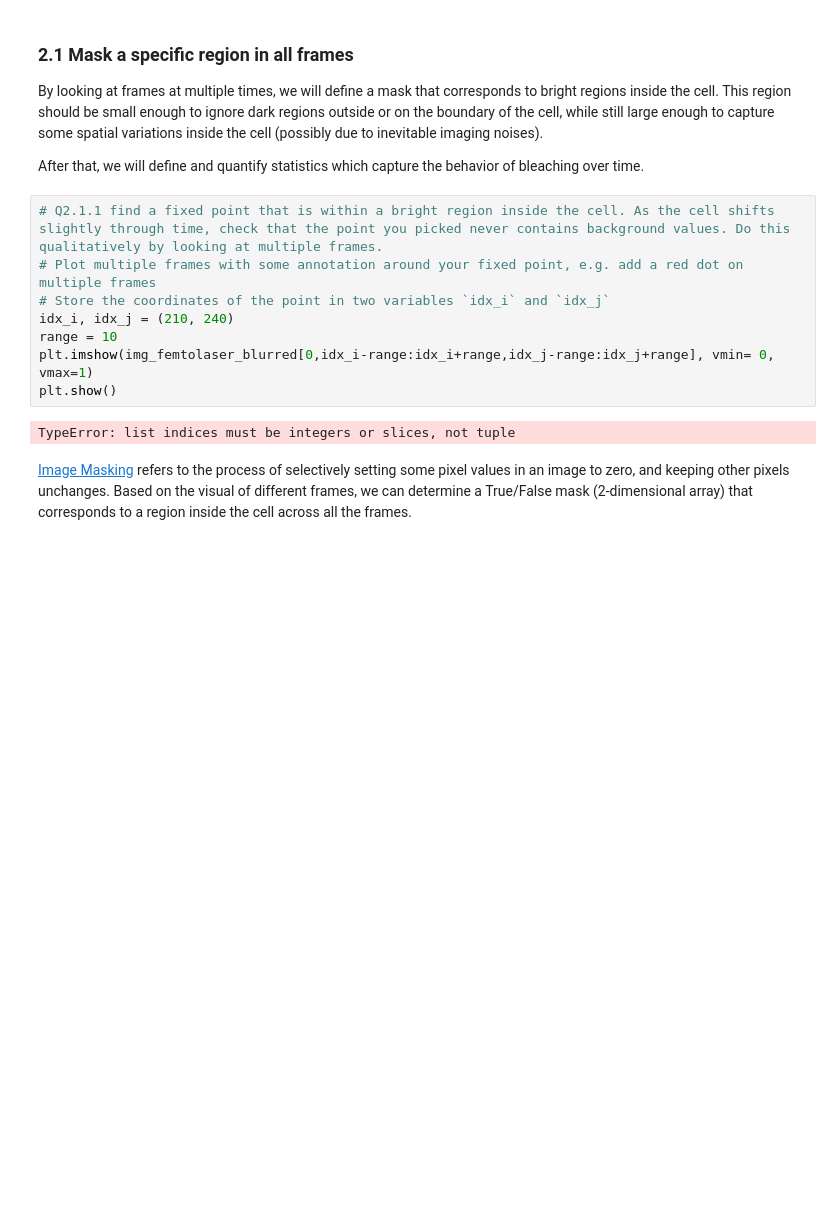
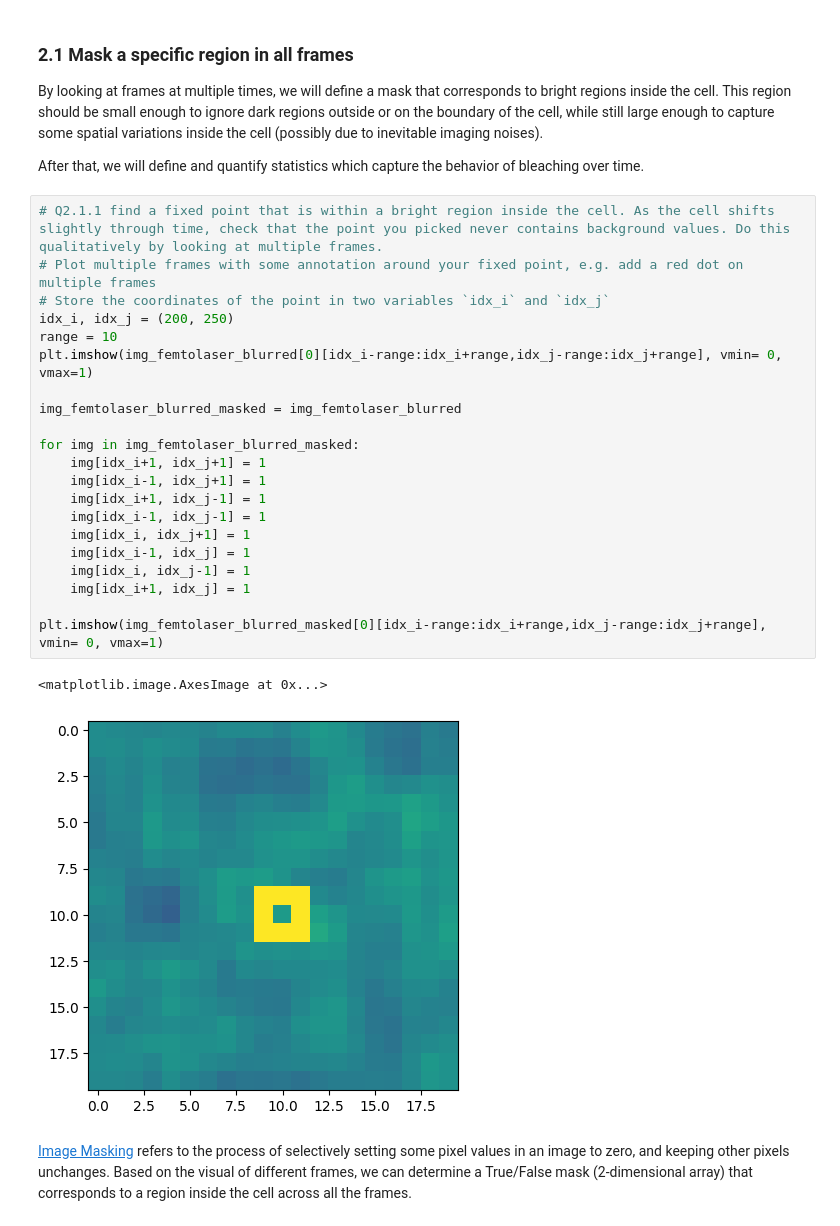
Before and after one commit to Marlon-Jost/PHYS5318_Experiemnt_2, a Jupyter notebook: PHYS5318_Lab2_femtosecond-2.ipynb, the cells around one changed output. Drawn from its saved outputs; the diff is of its cells as text; blank space fills up the shorter version.

```diff
--- a/PHYS5318_Lab2_femtosecond-2.ipynb
+++ b/PHYS5318_Lab2_femtosecond-2.ipynb
@@ -144,13 +144,27 @@ After that, we will define and quantify statistics which capture the behavior of
 # %%
 # Q2.1.1 find a fixed point that is within a bright region inside the cell. As the cell shifts slightly through time, check that the point you picked never contains background values. Do this qualitatively by looking at multiple frames.
 # Plot multiple frames with some annotation around your fixed point, e.g. add a red dot on multiple frames
 # Store the coordinates of the point in two variables `idx_i` and `idx_j`
-idx_i, idx_j = (210, 240)
+idx_i, idx_j = (200, 250)
 range = 10
-plt.imshow(img_femtolaser_blurred[0,idx_i-range:idx_i+range,idx_j-range:idx_j+range], vmin= 0, vmax=1)
-plt.show()
+plt.imshow(img_femtolaser_blurred[0][idx_i-range:idx_i+range,idx_j-range:idx_j+range], vmin= 0, vmax=1)
+
+img_femtolaser_blurred_masked = img_femtolaser_blurred
+
+for img in img_femtolaser_blurred_masked:
+    img[idx_i+1, idx_j+1] = 1
+    img[idx_i-1, idx_j+1] = 1
+    img[idx_i+1, idx_j-1] = 1
+    img[idx_i-1, idx_j-1] = 1
+    img[idx_i, idx_j+1] = 1
+    img[idx_i-1, idx_j] = 1
+    img[idx_i, idx_j-1] = 1
+    img[idx_i+1, idx_j] = 1
+
+plt.imshow(img_femtolaser_blurred_masked[0][idx_i-range:idx_i+range,idx_j-range:idx_j+range], vmin= 0, vmax=1)
 # %% [output]
-TypeError: list indices must be integers or slices, not tuple
+<matplotlib.image.AxesImage at 0x...>
+[figure, added]
 # %% [markdown]
 [Image Masking][1] refers to the process of selectively setting some pixel values in an image to zero, and keeping other pixels unchanges. Based on the visual of different frames, we can determine a True/False mask (2-dimensional array) that corresponds to a region inside the cell across all the frames.
 
```
